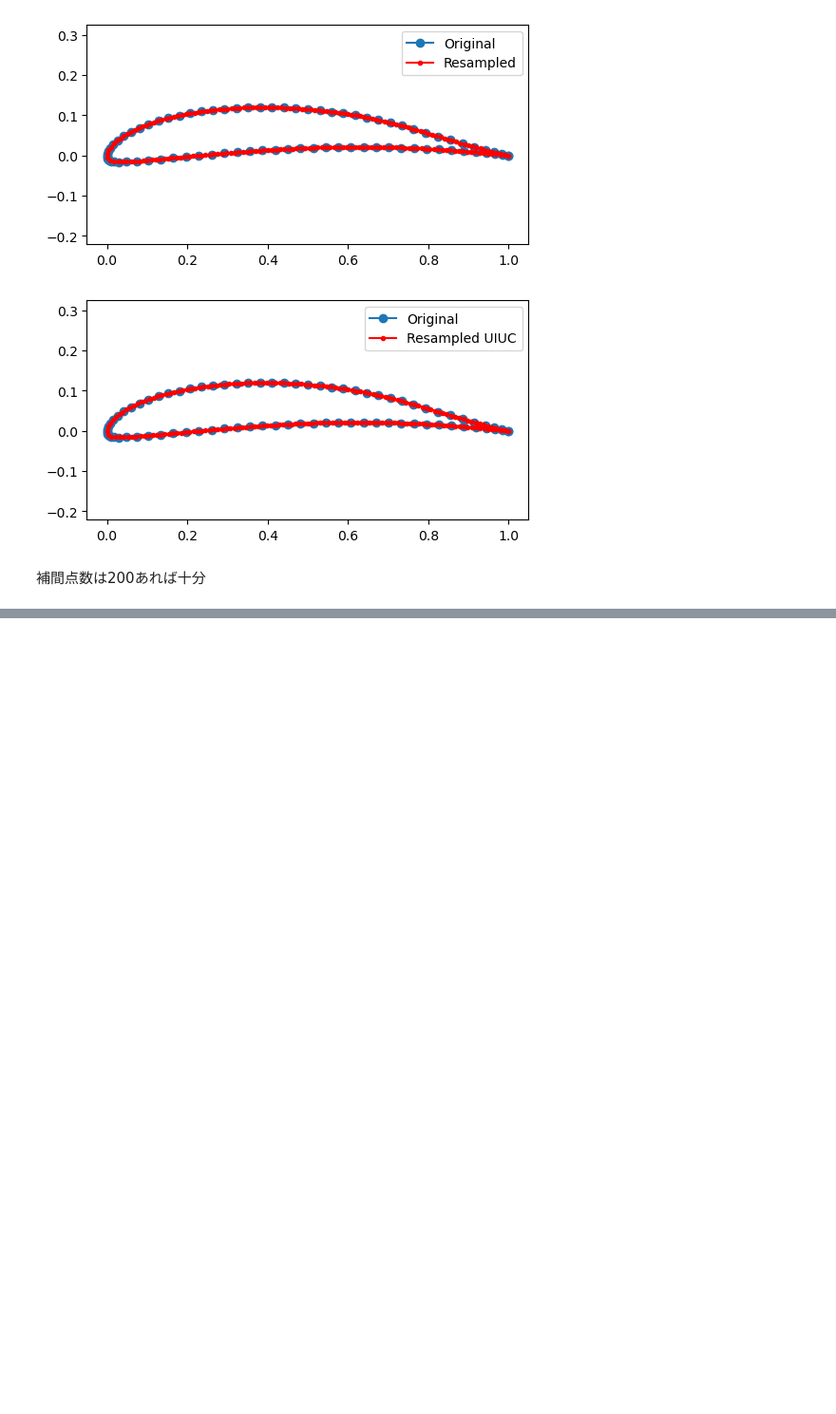
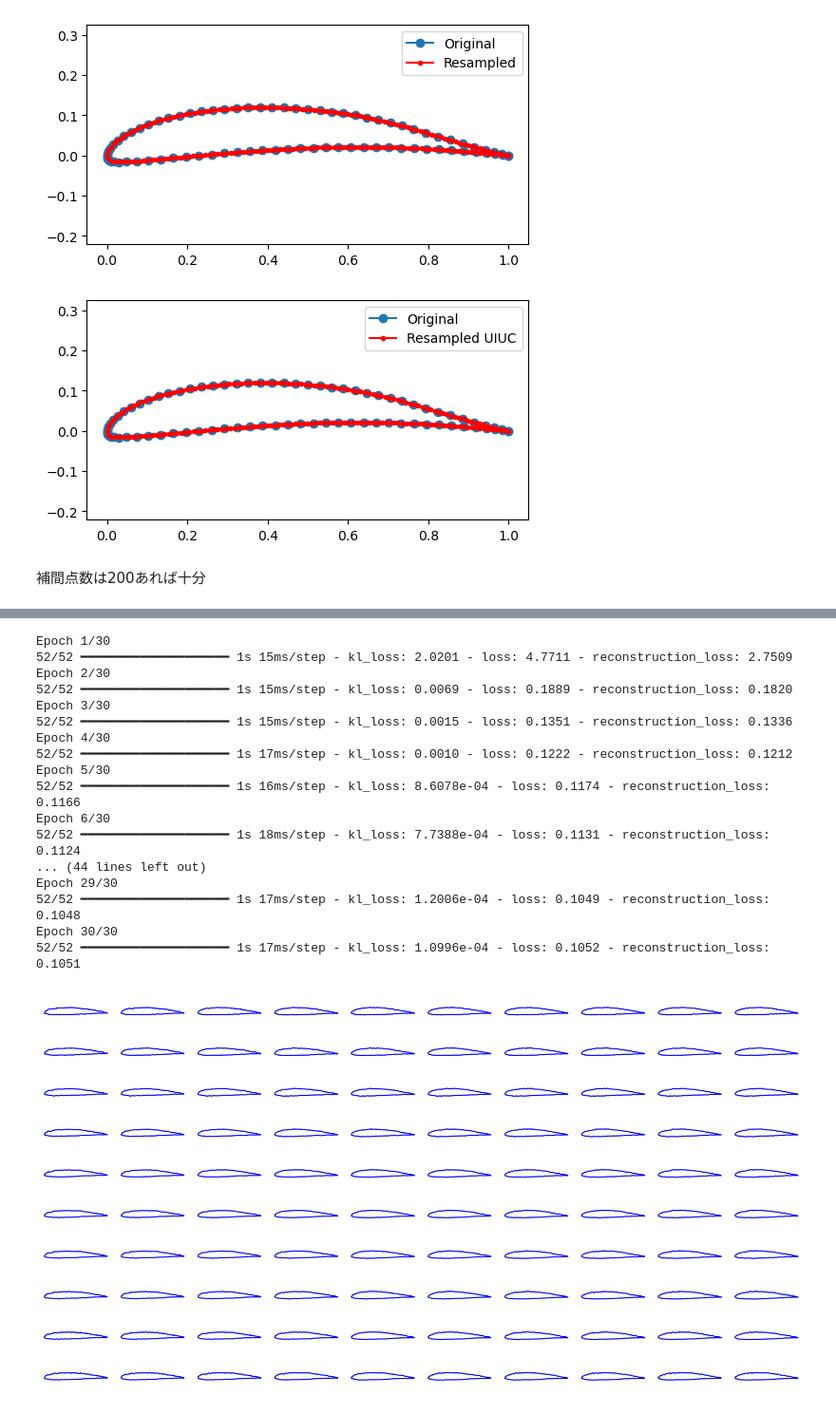
Before and after one commit to tnkm23/Airfoil-VAE, a Jupyter notebook: test01.ipynb, the cells around one changed output, grey strips where cells are left out. Shown at 95% size. Cells and saved outputs as stored; diff of their text form; code cells hidden in the pictures; blank space fills up the shorter version.

```diff
--- a/test01.ipynb
+++ b/test01.ipynb
@@ -3,22 +3,3 @@ import os
 import numpy as np
 import pandas as pd
 import readdat as rd
-# %%
-# すべての.datファイルについて展の数を確認する
-# ここでは、データの形状を確認するためにprint文を使用しています。
-
-data_dir = "UIUC Database"
-file_list = [f for f in os.listdir(data_dir) if f.endswith(".dat")]
-
-for i, file in enumerate(file_list):
-    data = data_dir + "/" + file
-    print(f"Processing file {i + 1}/{len(file_list)}: {file}")
-    read_airfoil_data = rd.read_airfoil(data)
-    print(f"Data shape for {file}: {read_airfoil_data.shape}")
-    print("\n")
-
-    # 処理できないファイルがある場合はスキップし処理を続ける
-    # 処理できないファイルはファイル名をスキップリストに追加
-    if read_airfoil_data.shape[0] == 0:
-        print(f"Skipping file {file} due to no data points.")
-        continue
@@ -110,0 +376,39 @@ plt.show()
+# %%
+# yの正規化なし
+
+# Airfoilデータの読み込み
+airfoil_data = np.load("airfoils_resampled.npy").astype("float32")  # shape: (1637, 200, 2)
+
+# # 必要ならyチャンネルのスケール調整
+# y_std = np.std(airfoil_data[:,:,1])
+# if y_std > 0:
+#     airfoil_data[:,:,1] = airfoil_data[:,:,1] / y_std
+
+
+# 学習
+vae.fit(airfoil_data, epochs=EPOCHS, batch_size=BATCH_SIZE)
+
+# grid plot
+plot_latent_space_airfoil(vae)
+
+# scatter plot
+plot_label_clusters(vae, airfoil_data)
+# %% [output]
+Epoch 1/30
+52/52 ━━━━━━━━━━━━━━━━━━━━ 1s 15ms/step - kl_loss: 2.0201 - loss: 4.7711 - reconstruction_loss: 2.7509
+Epoch 2/30
+52/52 ━━━━━━━━━━━━━━━━━━━━ 1s 15ms/step - kl_loss: 0.0069 - loss: 0.1889 - reconstruction_loss: 0.1820
+Epoch 3/30
+52/52 ━━━━━━━━━━━━━━━━━━━━ 1s 15ms/step - kl_loss: 0.0015 - loss: 0.1351 - reconstruction_loss: 0.1336
+Epoch 4/30
+52/52 ━━━━━━━━━━━━━━━━━━━━ 1s 17ms/step - kl_loss: 0.0010 - loss: 0.1222 - reconstruction_loss: 0.1212
+Epoch 5/30
+52/52 ━━━━━━━━━━━━━━━━━━━━ 1s 16ms/step - kl_loss: 8.6078e-04 - loss: 0.1174 - reconstruction_loss: 0.1166
+Epoch 6/30
+52/52 ━━━━━━━━━━━━━━━━━━━━ 1s 18ms/step - kl_loss: 7.7388e-04 - loss: 0.1131 - reconstruction_loss: 0.1124
+... (44 lines left out)
+Epoch 29/30
+52/52 ━━━━━━━━━━━━━━━━━━━━ 1s 17ms/step - kl_loss: 1.2006e-04 - loss: 0.1049 - reconstruction_loss: 0.1048
+Epoch 30/30
+52/52 ━━━━━━━━━━━━━━━━━━━━ 1s 17ms/step - kl_loss: 1.0996e-04 - loss: 0.1052 - reconstruction_loss: 0.1051
+[figure, added]
```
Also changed, not shown: parts of 10 cells of this notebook, 2 other files.
